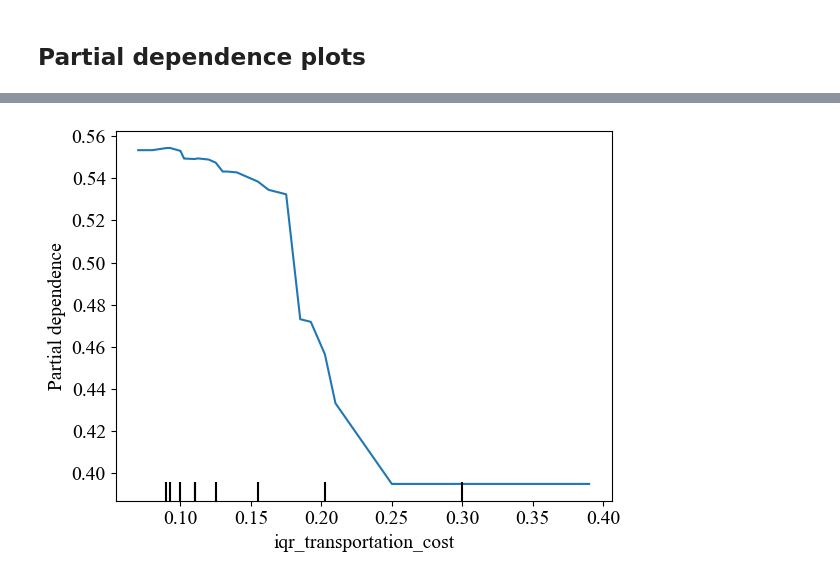
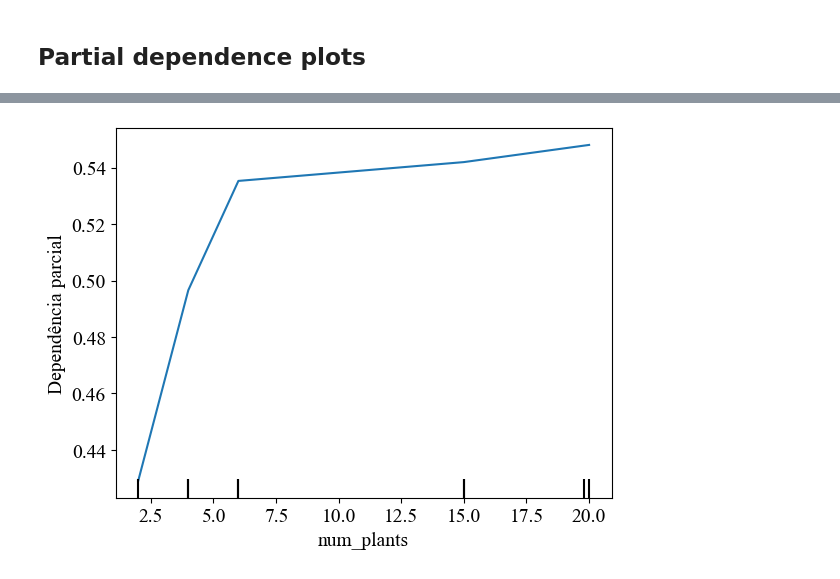
Before and after one commit to lucasgmalheiros/tcc-relax-and-fix, a Jupyter notebook: predict_heuristics/binary_classification.ipynb, the cells around one changed output, grey strips where cells are left out. Drawn from its saved outputs; the diff is of its cells as text; code cells hidden in the pictures.

```diff
--- a/predict_heuristics/binary_classification.ipynb
+++ b/predict_heuristics/binary_classification.ipynb
@@ -295,5 +323,6 @@ plt.show()
 # %%
-PartialDependenceDisplay.from_estimator(classifier, X, features=['iqr_transportation_cost'], kind="average", grid_resolution=50)
+PartialDependenceDisplay.from_estimator(classifier, X, features=['num_plants'], kind="average", grid_resolution=50)
+plt.ylabel('Dependência parcial')
 plt.show()
 # %% [output]
-[figure, old version]
+[figure, new version]
```
Also changed, not shown: parts of 10 cells of this notebook, 25 other files.
